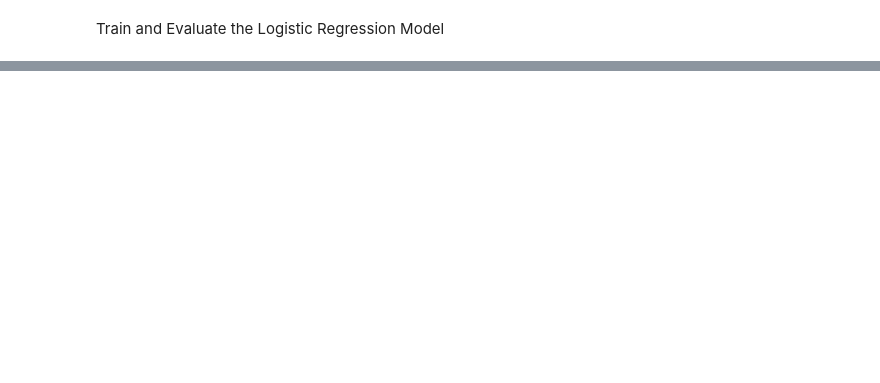
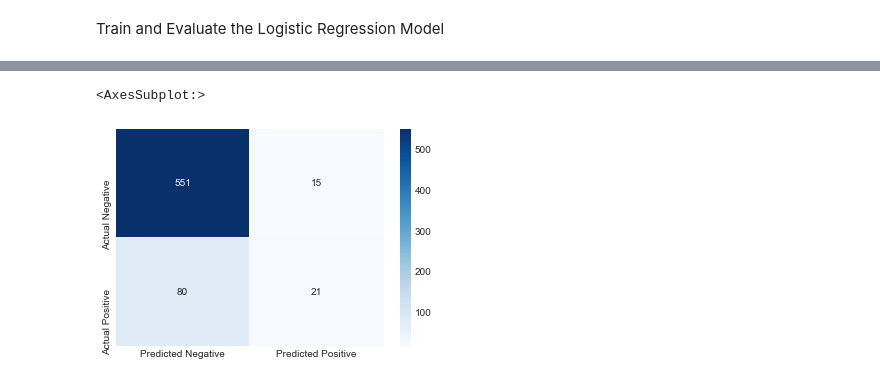
Before and after one commit to MAZSUSA/SYRIATEL-CUSTOMER-CHURN-ANALYSIS, a Jupyter notebook: index.ipynb, the cells around one changed output, grey strips where cells are left out. Cells and saved outputs as stored; diff of their text form; code cells hidden in the pictures; blank space fills up the shorter version.

Commit message:
Adding Modelling

```diff
--- a/index.ipynb
+++ b/index.ipynb
@@ -518,0 +449,12 @@ F1-Score: 0.83 — F1-score weighted by the number of true instances for each cl
+# %%
+# perform train test split
+from sklearn.model_selection import train_test_split
+from sklearn.linear_model import LogisticRegression
+
+X_train, X_test, y_train, y_test = train_test_split(X, y, test_size=0.20, random_state=42)
+
+# Create a logistic regression model
+logreg = LogisticRegression(fit_intercept=False, C=1e12, solver='liblinear')
+
+# fit the model on the training data
+logreg.fit(X_train, y_train)
@@ -518,0 +463,4 @@ F1-Score: 0.83 — F1-score weighted by the number of true instances for each cl
+# %%
+# Generate predictions
+y_hat_train = logreg.predict(X_train)
+y_hat_test = logreg.predict(X_test)
@@ -518,0 +505,14 @@ F1-Score: 0.83 — F1-score weighted by the number of true instances for each cl
+# %%
+# Build a confusion matrix
+from sklearn.metrics import confusion_matrix
+
+# Confusion matrix
+cm = confusion_matrix(y_test, y_hat_test)
+
+#  Visualize
+sns.heatmap(cm, annot=True, fmt='d', cmap='Blues',
+            xticklabels=['Predicted Negative', 'Predicted Positive'],
+            yticklabels=['Actual Negative', 'Actual Positive'])
+# %% [output]
+<AxesSubplot:>
+[figure, added]
```
Also changed, not shown: parts of 40 cells of this notebook.
